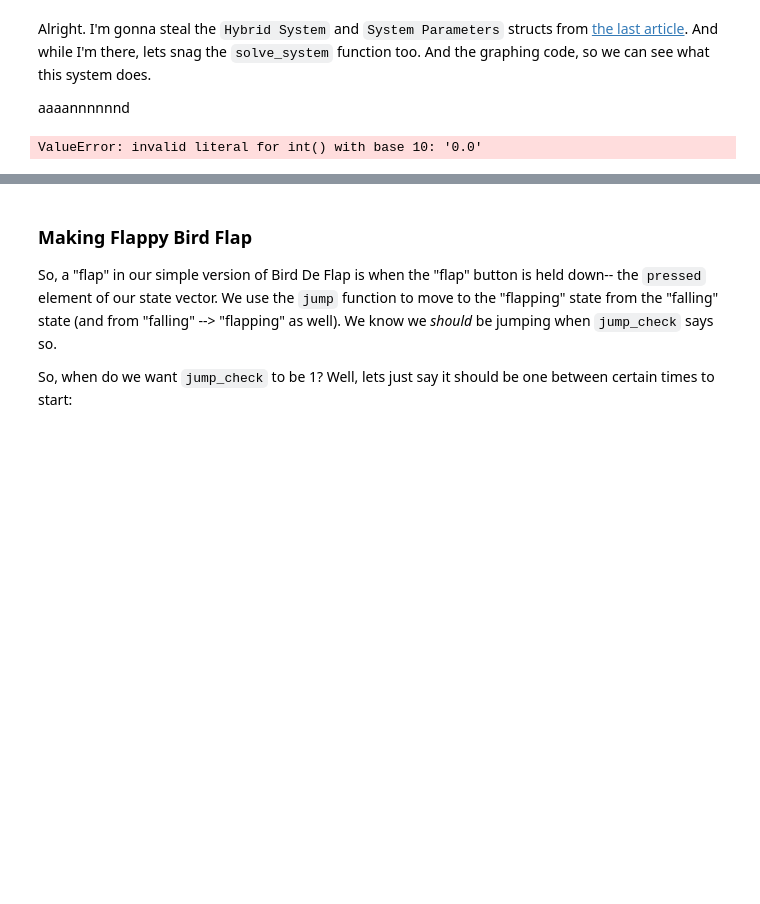
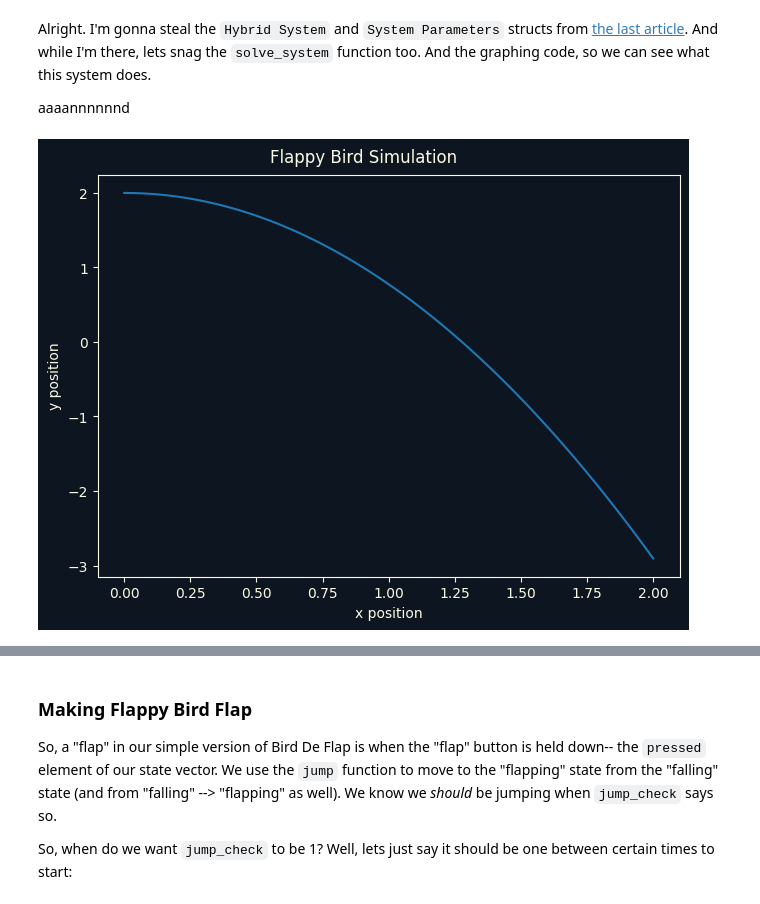
Before and after one commit to BunnyBlit/Blather, a Jupyter notebook: src/flapping-birds.ipynb, the cells around one changed output, grey strips where cells are left out. Cells and saved outputs as stored; diff of their text form; code cells hidden in the pictures; blank space fills up the shorter version.

```diff
--- a/src/flapping-birds.ipynb
+++ b/src/flapping-birds.ipynb
@@ -272,15 +272,18 @@ class SimData(Columnar):
     y_vel: List[float]=[]
     pressed: List[float]=[]
 
-data = SimData.from_csv(
-    Path("../tmp/flapping_birds_falling_birds.csv"),
-    {
+# some useful constants since the data will take the same form the entire time, and until we get to jumps
+# everything will be colored the same
+data_taxonomy = {
         "time": float,
         "x_pos": float,
         "y_pos": float,
         "y_vel": float,
         "pressed": float
-    }
+}
+data = SimData.from_csv(
+    Path("../tmp/flapping_birds_falling_birds.csv"),
+    data_taxonomy
 )
 graph = Graph(
     background=blog_palette["background"],
@@ -290,32 +293,33 @@ graph = Graph(
 )
 graph.set_axis_labels(0, "y position", "x position")
 graph.plot(0, data.x_pos, data.y_pos, "flappy-height")
 graph.add_style(
     "flappy-height",
     f""".flappy-height{{
         stroke:{blog_palette['foreground']};
         stroke-width:1.5;
         stroke-linecap:square;
         fill:{blog_palette['background']};
         stroke-dasharray:140%;
         stroke-dashoffset:140%;
         animation-name:flappy-height-anim;
         animation-duration:5s;
         animation-timing-function:linear;
         animation-fill-mode:forwards;
         animation-iteration-count: 1;
     }}
     @keyframes flappy-height-anim{{
         from{{
             stroke-dashoffset:140%;
         }}
         to{{
             stroke-dashoffset:0%;
         }}
     }}
     """
 )
 graph.save(Path("../content/images/flapping_birds_falling_birds.svg"))
+del graph
 # %% [output]
-ValueError: invalid literal for int() with base 10: '0.0'
+[figure, added]
 # %% [markdown]
```
Also changed, not shown: parts of 6 cells of this notebook, 3 other files.
